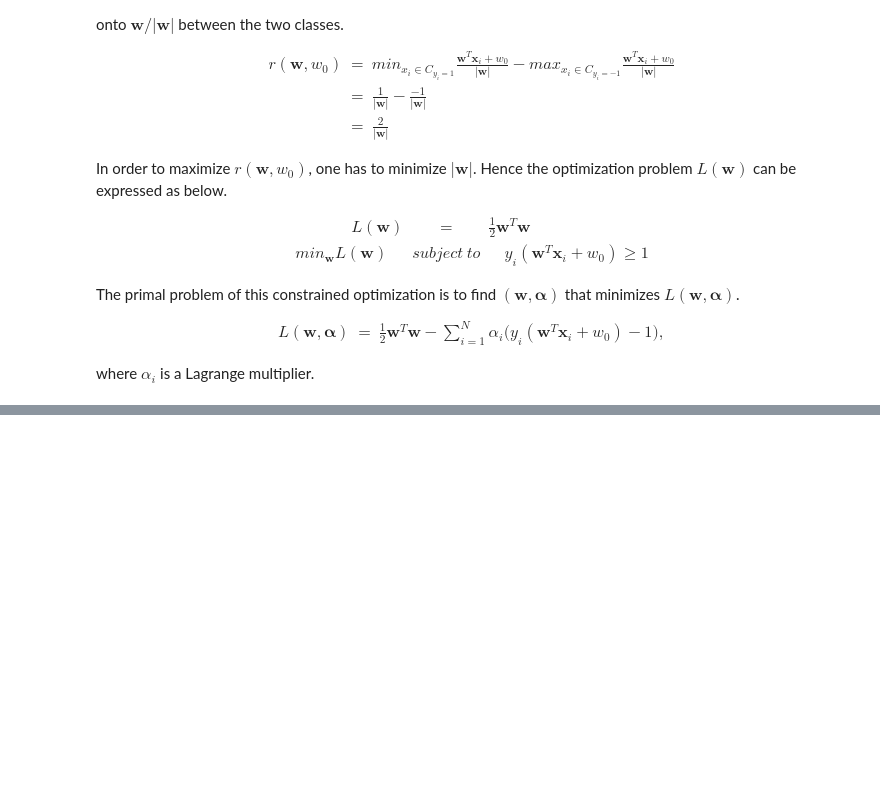
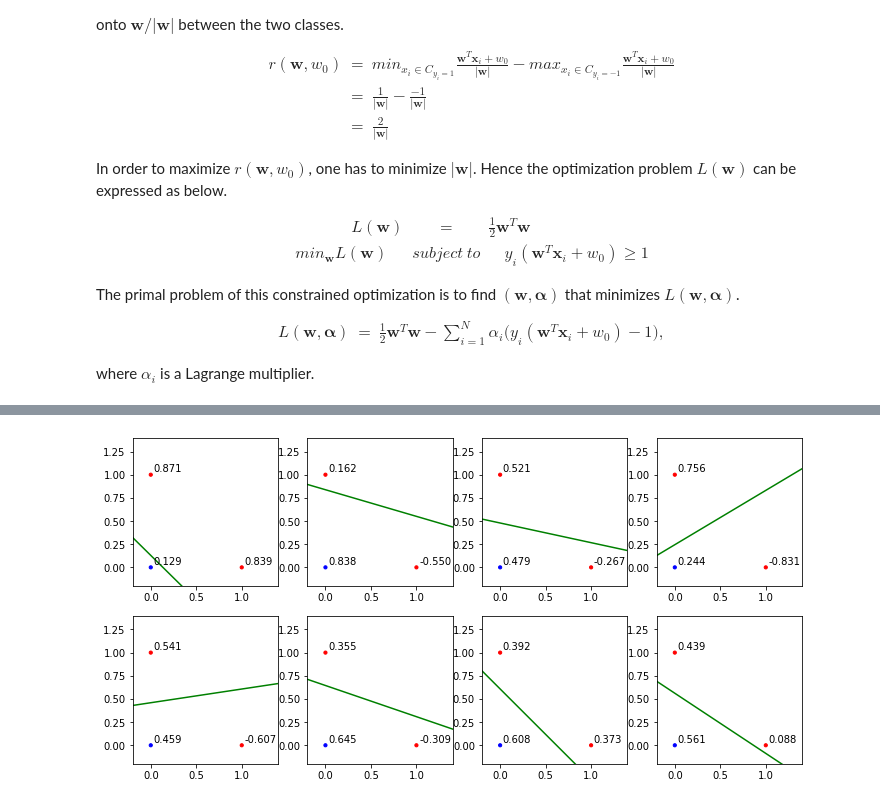
Before and after one commit to kiyomizuhi/machine_learning_experiments, a Jupyter notebook: support_vector_machine/svm_platt_smo_001.ipynb, the cells around one changed output, grey strips where cells are left out. Saved outputs shown, nothing was run; the diff lists cells and outputs as text; code cells hidden in the pictures; blank space fills up the shorter version.

```diff
--- a/support_vector_machine/svm_platt_smo_001.ipynb
+++ b/support_vector_machine/svm_platt_smo_001.ipynb
@@ -134,0 +375,27 @@ class SVM(BaseEstimator, ClassifierMixin):
+# %%
+def ywx(x, y, w, w0):
+    return y * (np.dot(w, x) + w0)
+
+X = np.array([[0, 0],
+              [1, 0],
+              [0, 1]])
+y = np.array([-1, 1, 1])
+x0 = (-0.2, 1.4)
+colors = ["r" if y_ == 1 else "b" for y_ in y]
+
+fig, axss = plt.subplots(2, 4, figsize=(12, 6))
+
+for axs in axss:
+    for ax in axs:
+        w = np.random.normal(loc=0, scale=0.5, size=(2,))
+        w[1] = 1
+        w0 = np.random.normal(loc=-0.5, scale=0.2, size=1)
+        ax.plot(x0, [-x0[0]*w[0]-w0, -x0[1]*w[0]-w0], 'g')
+        ax.scatter(X[:, 0], X[:, 1], c=colors, s=10)
+        for i in range(3):
+            val = ywx(X[i, :], y[i], w, w0)[0]
+            ax.annotate("{:1.3f}".format(val), xy = X[i, :]+0.03, size = 10)
+            ax.set_xlim(x0)
+            ax.set_ylim(x0)
+# %% [output]
+[figure, added]
```
Also changed, not shown: parts of 21 cells of this notebook.
